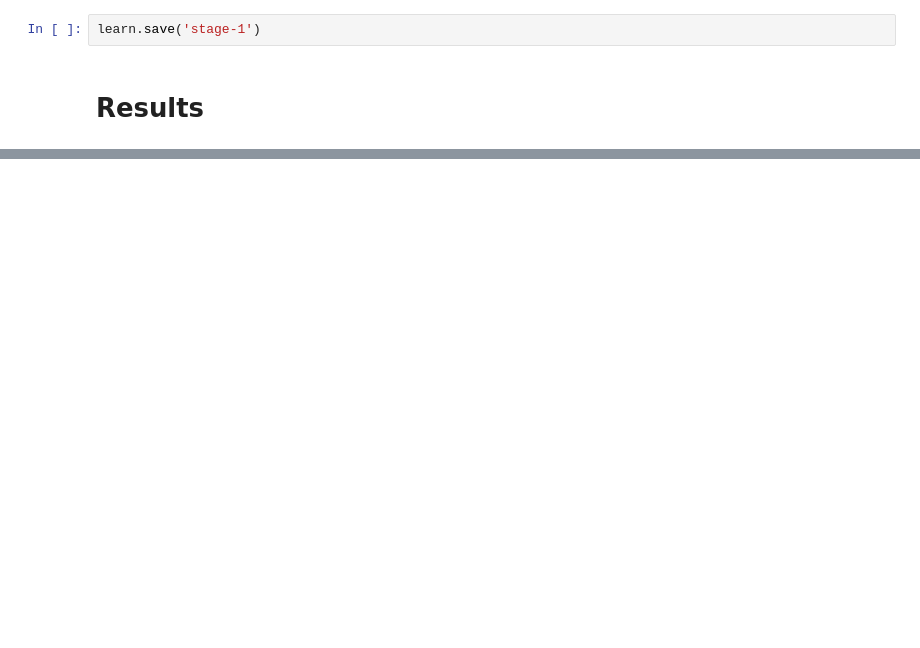
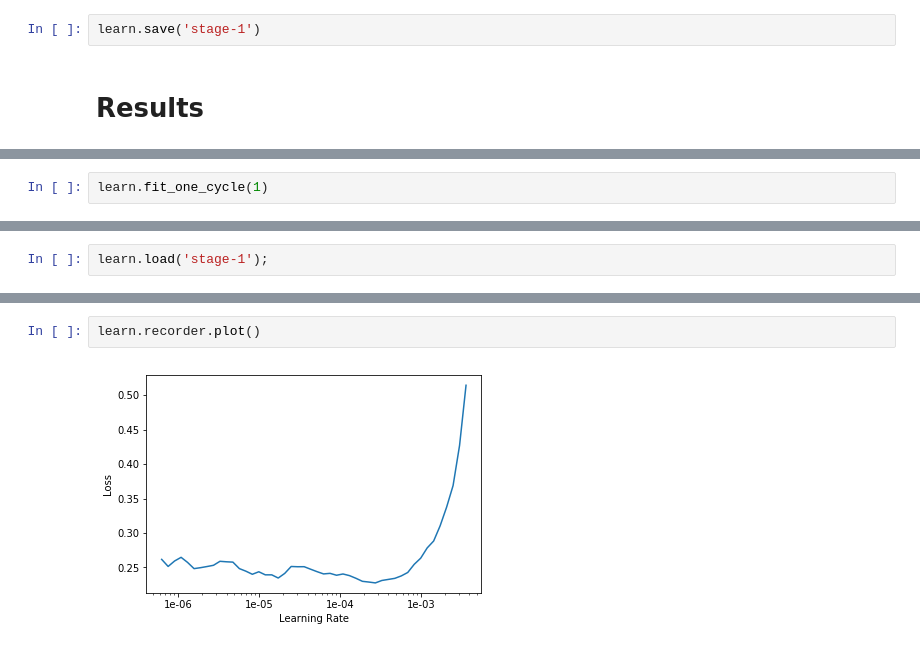
Before and after one commit to cleysonl/Fast-Ai, a Jupyter notebook: Lesson1.ipynb, the cells around one changed output, grey strips where cells are left out. Saved outputs shown, nothing was run; the diff lists cells and outputs as text; blank space fills up the shorter version.

```diff
--- a/Lesson1.ipynb
+++ b/Lesson1.ipynb
@@ -105,0 +155,2 @@ learn.save('stage-1')
+# %%
+learn.fit_one_cycle(1)
@@ -105,0 +160,2 @@ learn.save('stage-1')
+# %%
+learn.load('stage-1');
@@ -105,0 +167,4 @@ learn.save('stage-1')
+# %%
+learn.recorder.plot()
+# %% [output]
+[figure, added]
```
Also changed, not shown: parts of 22 cells of this notebook.
